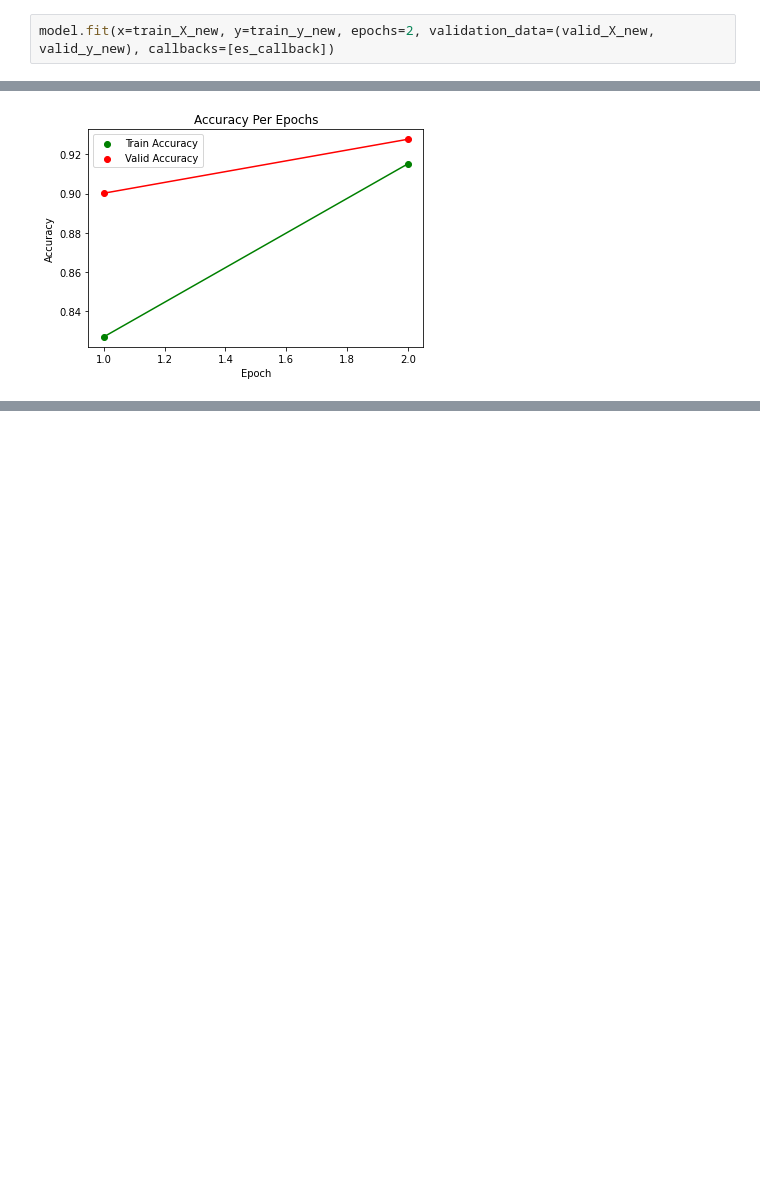
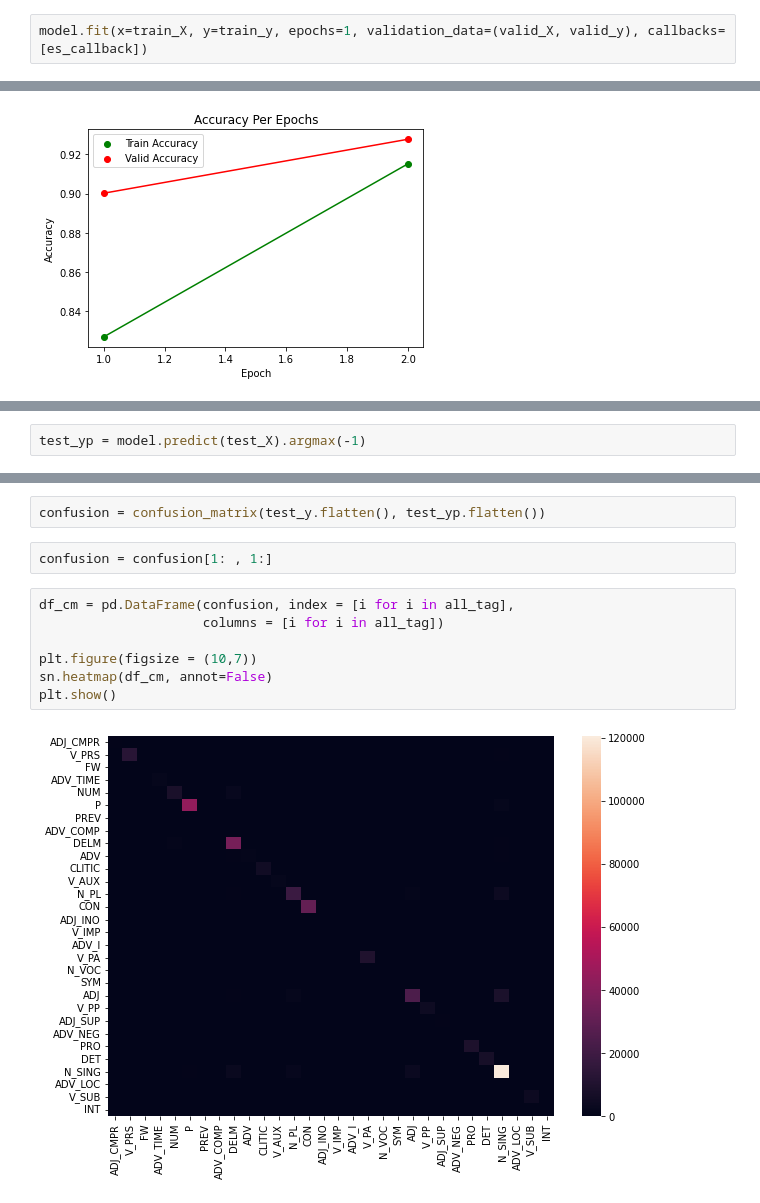
Before and after one commit to AUT-Student/NLP-HW2, a Jupyter notebook: NLP_HW2_Q2.ipynb, the cells around one changed output, grey strips where cells are left out. Cells and saved outputs as stored; diff of their text form; blank space fills up the shorter version.

Commit message:
Calculate and display confusion

```diff
--- a/NLP_HW2_Q2.ipynb
+++ b/NLP_HW2_Q2.ipynb
@@ -228,5 +224,5 @@ es_callback = EarlyStopping(monitor="val_loss", restore_best_weights=True, patie
 # %% [markdown]
 # Training
 # %%
-model.fit(x=train_X_new, y=train_y_new, epochs=2, validation_data=(valid_X_new, valid_y_new), callbacks=[es_callback])
+model.fit(x=train_X, y=train_y, epochs=1, validation_data=(valid_X, valid_y), callbacks=[es_callback])
 # %% [output]
@@ -295,0 +284,2 @@ plt.show()
+# %%
+test_yp = model.predict(test_X).argmax(-1)
@@ -295,0 +319,13 @@ plt.show()
+# %%
+confusion = confusion_matrix(test_y.flatten(), test_yp.flatten())
+# %%
+confusion = confusion[1: , 1:]
+# %%
+df_cm = pd.DataFrame(confusion, index = [i for i in all_tag],
+                     columns = [i for i in all_tag])
+
+plt.figure(figsize = (10,7))
+sn.heatmap(df_cm, annot=False)
+plt.show()
+# %% [output]
+[figure, added]
```
Also changed, not shown: parts of 13 cells of this notebook.
